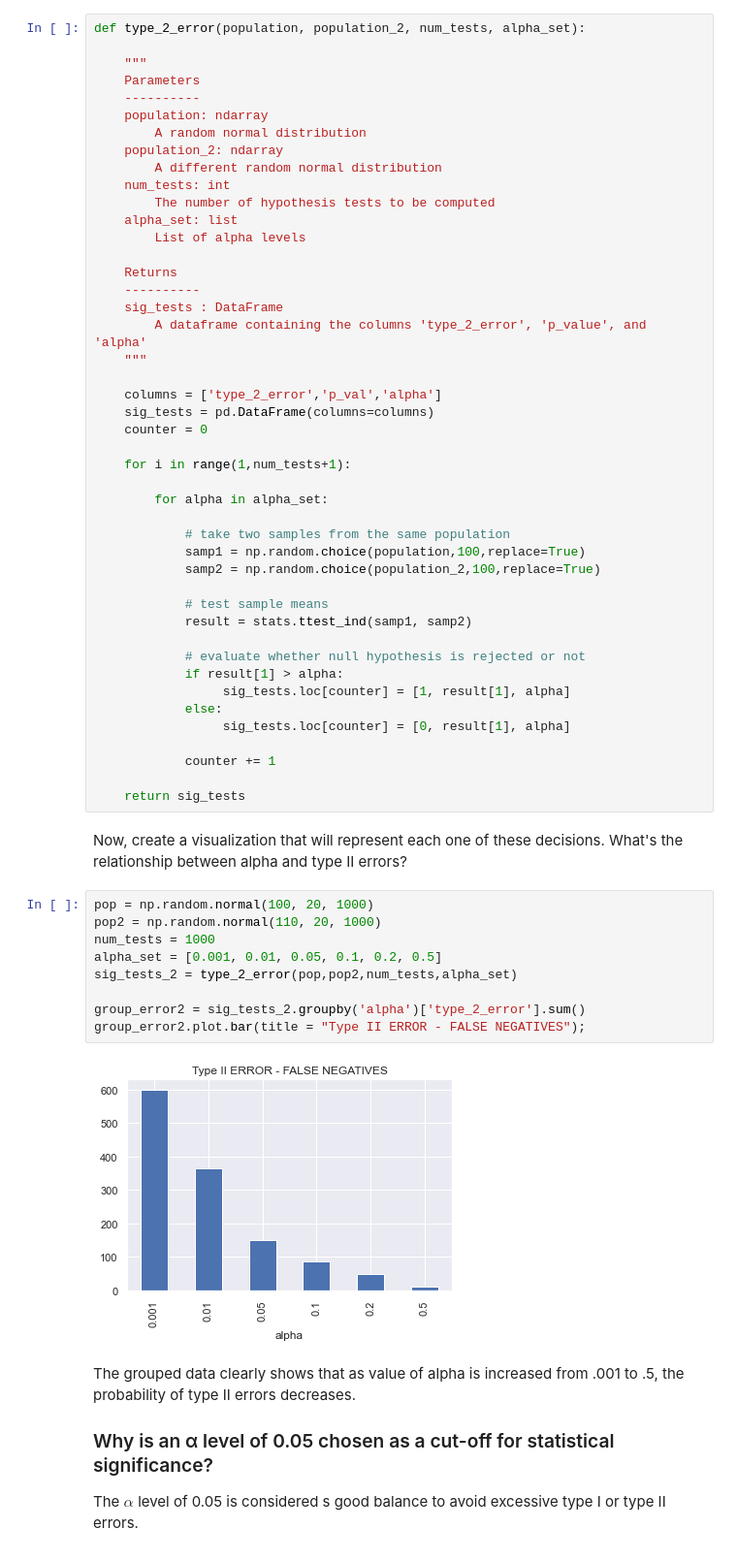
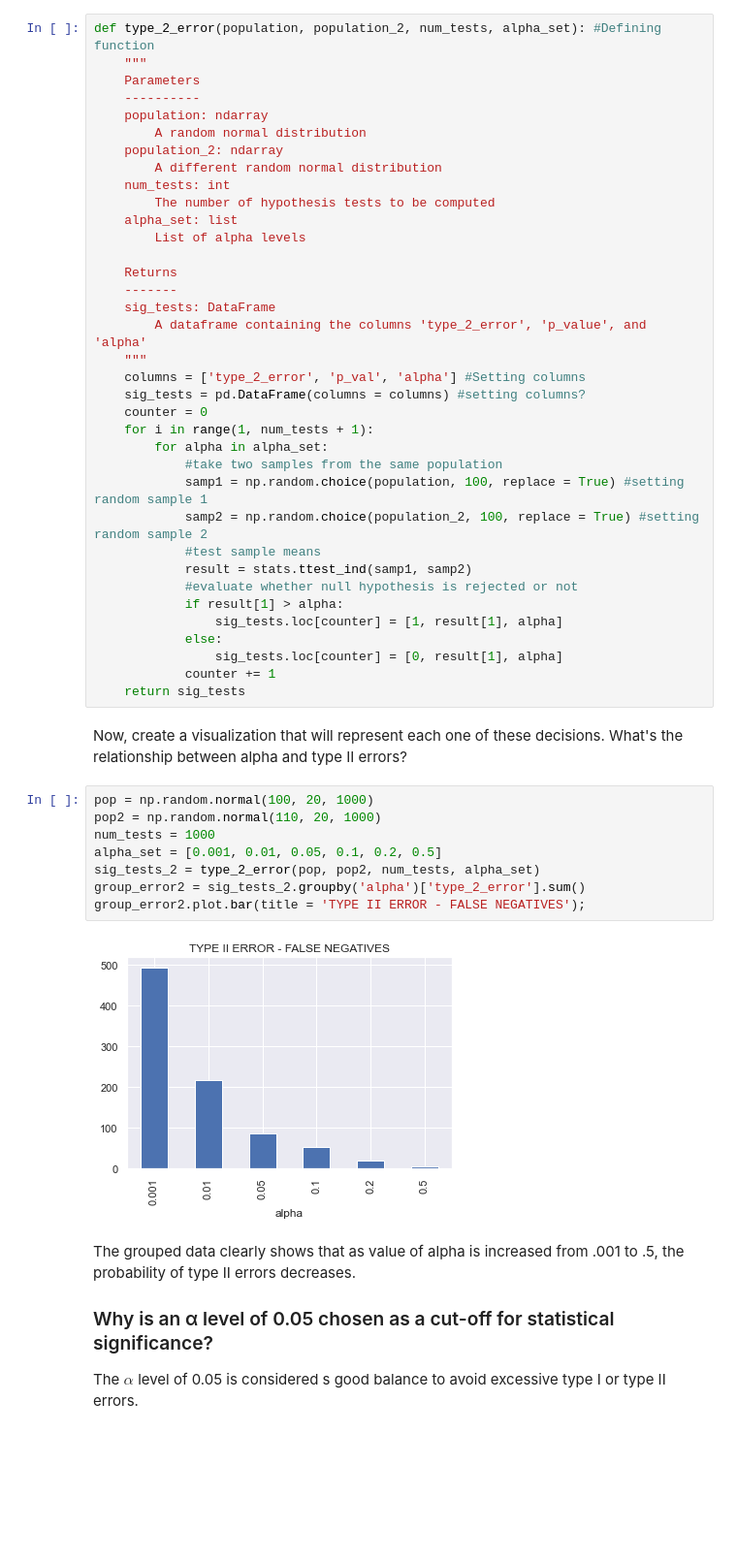
Before and after one commit to srobz/dsc-type-1-and-2-error-lab-online-ds-sp-000, a Jupyter notebook: index.ipynb, the cells around one changed output. Shown at 97% size. Cells and saved outputs as stored; diff of their text form; blank space fills up the shorter version.

Commit message:
Second Updated Type 1 and 2 Error Lab

```diff
--- a/index.ipynb
+++ b/index.ipynb
@@ -206,8 +197,7 @@ To test your function:
 3. Specify the number of hypothesis tests to be 1000
 4. Create a list of alphas =  [0.001, 0.01, 0.05, 0.1, 0.2, 0.5]
 # %%
-def type_2_error(population, population_2, num_tests, alpha_set):
-
+def type_2_error(population, population_2, num_tests, alpha_set): #Defining function
     """
     Parameters
     ----------
@@ -221,48 +211,39 @@ def type_2_error(population, population_2, num_tests, alpha_set):
         List of alpha levels
 
     Returns
-    ----------
-    sig_tests : DataFrame
+    -------
+    sig_tests: DataFrame
         A dataframe containing the columns 'type_2_error', 'p_value', and 'alpha'
     """
-
-    columns = ['type_2_error','p_val','alpha']
-    sig_tests = pd.DataFrame(columns=columns)
+    columns = ['type_2_error', 'p_val', 'alpha'] #Setting columns
+    sig_tests = pd.DataFrame(columns = columns) #setting columns?
     counter = 0
-
-    for i in range(1,num_tests+1):
-
+    for i in range(1, num_tests + 1):
         for alpha in alpha_set:
-
-            # take two samples from the same population
-            samp1 = np.random.choice(population,100,replace=True)
-            samp2 = np.random.choice(population_2,100,replace=True)
-
-            # test sample means
+            #take two samples from the same population
+            samp1 = np.random.choice(population, 100, replace = True) #setting random sample 1
+            samp2 = np.random.choice(population_2, 100, replace = True) #setting random sample 2
+            #test sample means
             result = stats.ttest_ind(samp1, samp2)
-
-            # evaluate whether null hypothesis is rejected or not
+            #evaluate whether null hypothesis is rejected or not
             if result[1] > alpha:
-                 sig_tests.loc[counter] = [1, result[1], alpha]
+                sig_tests.loc[counter] = [1, result[1], alpha]
             else:
-                 sig_tests.loc[counter] = [0, result[1], alpha]
-
+                sig_tests.loc[counter] = [0, result[1], alpha]
             counter += 1
-
     return sig_tests
 # %% [markdown]
 Now, create a visualization that will represent each one of these decisions. What's the relationship between alpha and type II errors?
 # %%
 pop = np.random.normal(100, 20, 1000)
 pop2 = np.random.normal(110, 20, 1000)
 num_tests = 1000
 alpha_set = [0.001, 0.01, 0.05, 0.1, 0.2, 0.5]
-sig_tests_2 = type_2_error(pop,pop2,num_tests,alpha_set)
-
+sig_tests_2 = type_2_error(pop, pop2, num_tests, alpha_set)
 group_error2 = sig_tests_2.groupby('alpha')['type_2_error'].sum()
-group_error2.plot.bar(title = "Type II ERROR - FALSE NEGATIVES");
+group_error2.plot.bar(title = 'TYPE II ERROR - FALSE NEGATIVES');
 # %% [output]
-[figure, old version]
+[figure, new version]
 # %% [markdown]
 The grouped data clearly shows that as value of alpha is increased from .001 to .5, the probability of type II errors decreases.
 
```
Also changed, not shown: parts of 8 cells of this notebook.
